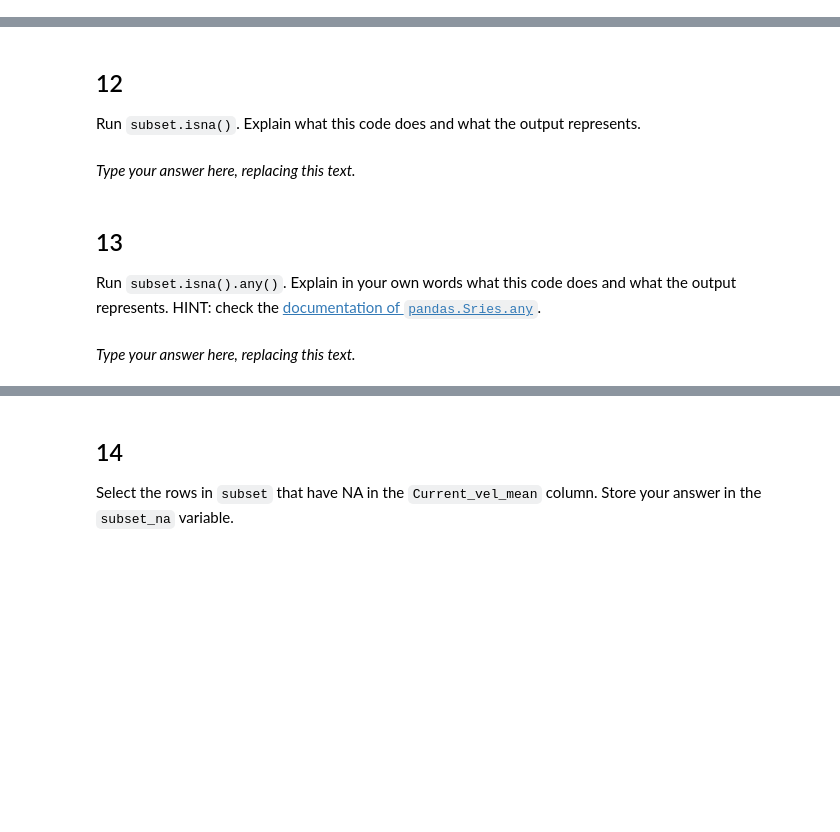
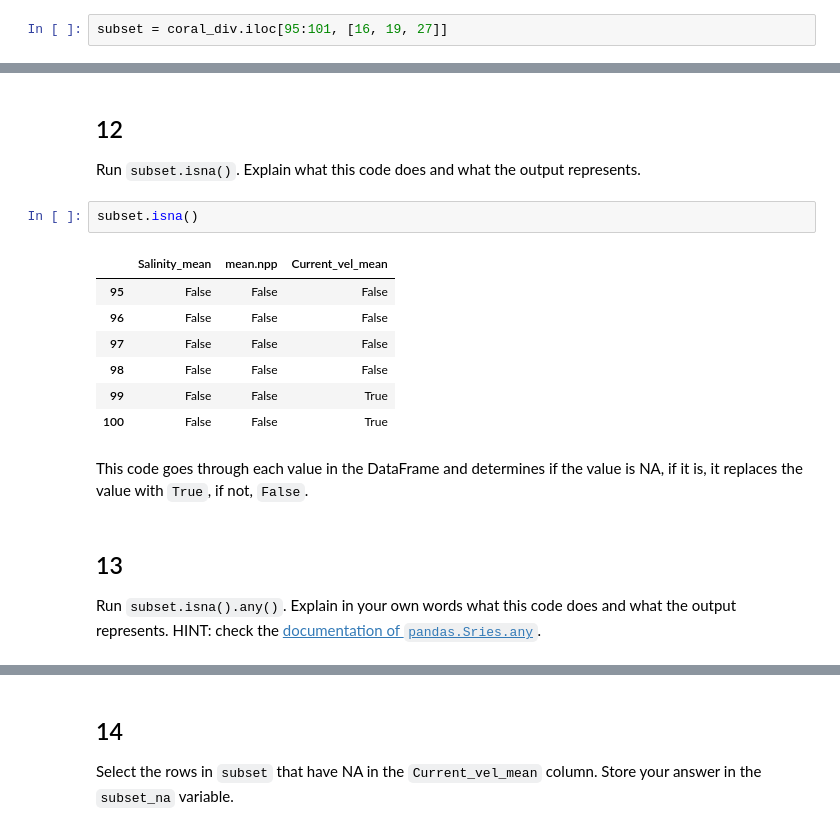
Before and after one commit to rellimylime/eds220-hwk1, a Jupyter notebook: task2/hwk1-task2-corals.ipynb, the cells around one changed output, grey strips where cells are left out. Cells and saved outputs as stored; diff of their text form; blank space fills up the shorter version.

```diff
--- a/task2/hwk1-task2-corals.ipynb
+++ b/task2/hwk1-task2-corals.ipynb
@@ -199,3 +272,5 @@ subset = ...
+# %%
+subset = coral_div.iloc[95:101, [16, 19, 27]]
 # %%
 # View the dataframe
 subset
@@ -207,8 +292,18 @@ grader.check("q11")
 ## 12
 
 Run `subset.isna()`. Explain what this code does and what the output represents.
-# %% [markdown]
-_Type your answer here, replacing this text._
+# %%
+subset.isna()
+# %% [output]
+|  | Salinity_mean | mean.npp | Current_vel_mean |
+| 95 | False | False | False |
+| 96 | False | False | False |
+| 97 | False | False | False |
+| 98 | False | False | False |
+| 99 | False | False | True |
+| 100 | False | False | True |
+# %% [markdown]
+This code goes through each value in the DataFrame and determines if the value is NA, if it is, it replaces the value with `True`, if not, `False`.
 # %% [markdown]
 <!-- END QUESTION -->
 
@@ -216,5 +311,3 @@ _Type your answer here, replacing this text._
 
 ## 13
 Run `subset.isna().any()`. Explain in your own words what this code does and what the output represents. HINT: check the [documentation of `pandas.Sries.any`](https://pandas.pydata.org/docs/reference/api/pandas.Series.any.html).
-# %% [markdown]
-_Type your answer here, replacing this text._
```
Also changed, not shown: parts of 39 cells of this notebook.
